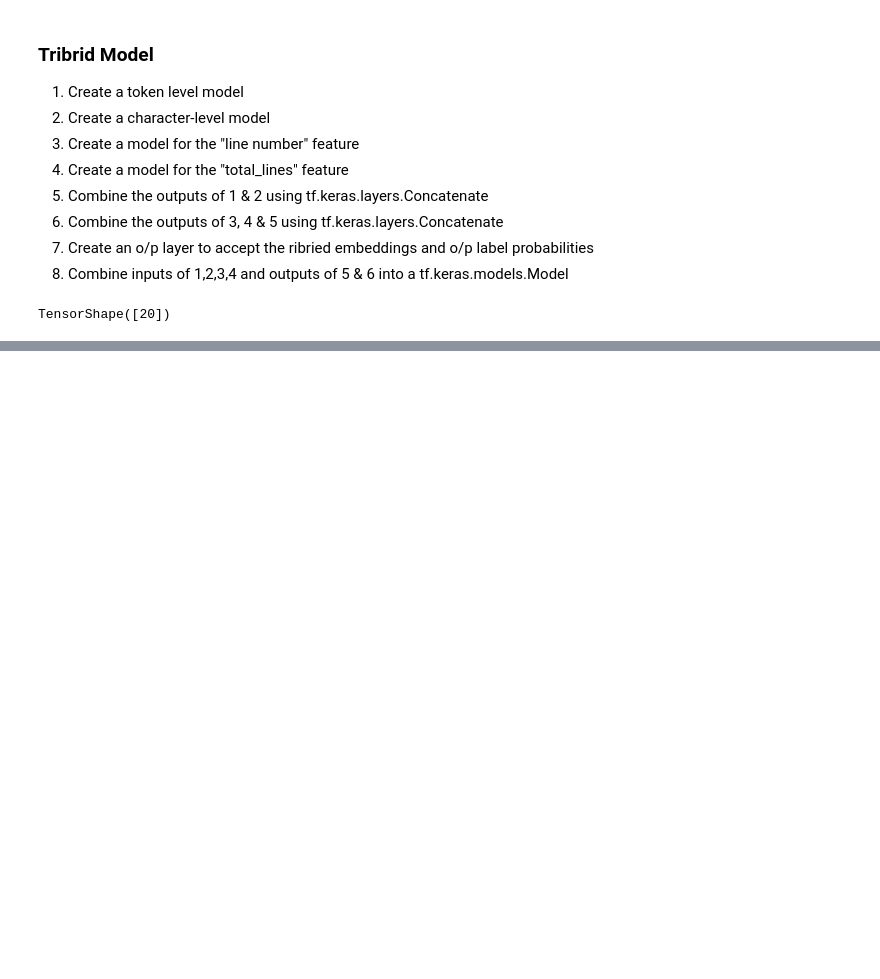
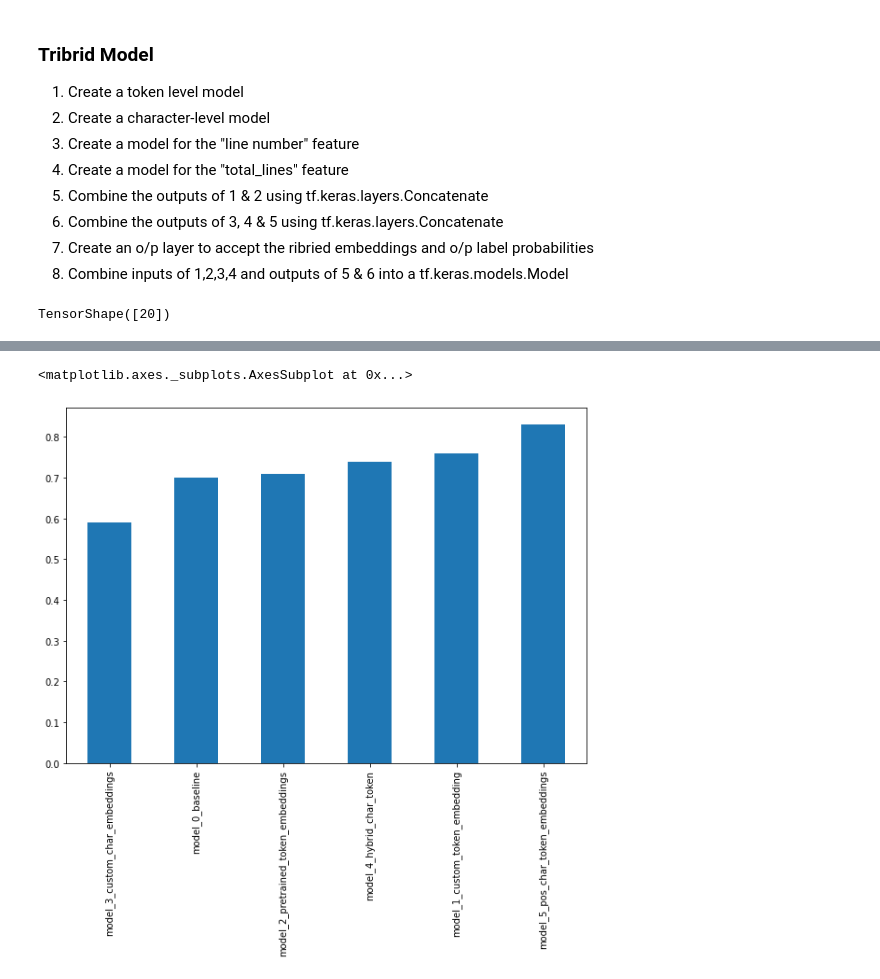
Before and after one commit to kaushikabhishek87/Tensorflow_projects, a Jupyter notebook: 09_NLP_tensorflow_skimlit.ipynb, the cells around one changed output, grey strips where cells are left out. Drawn from its saved outputs; the diff is of its cells as text; code cells hidden in the pictures; blank space fills up the shorter version.

```diff
--- a/09_NLP_tensorflow_skimlit.ipynb
+++ b/09_NLP_tensorflow_skimlit.ipynb
@@ -1070,0 +1176,5 @@ model_5 = tf.keras.models.Model(inputs=[line_number_model.input,
+# %%
+all_model_results.sort_values("f1", ascending=True)["f1"].plot(kind="bar", figsize=(10,7))
+# %% [output]
+<matplotlib.axes._subplots.AxesSubplot at 0x...>
+[figure, added]
```
Also changed, not shown: parts of 18 cells of this notebook.
